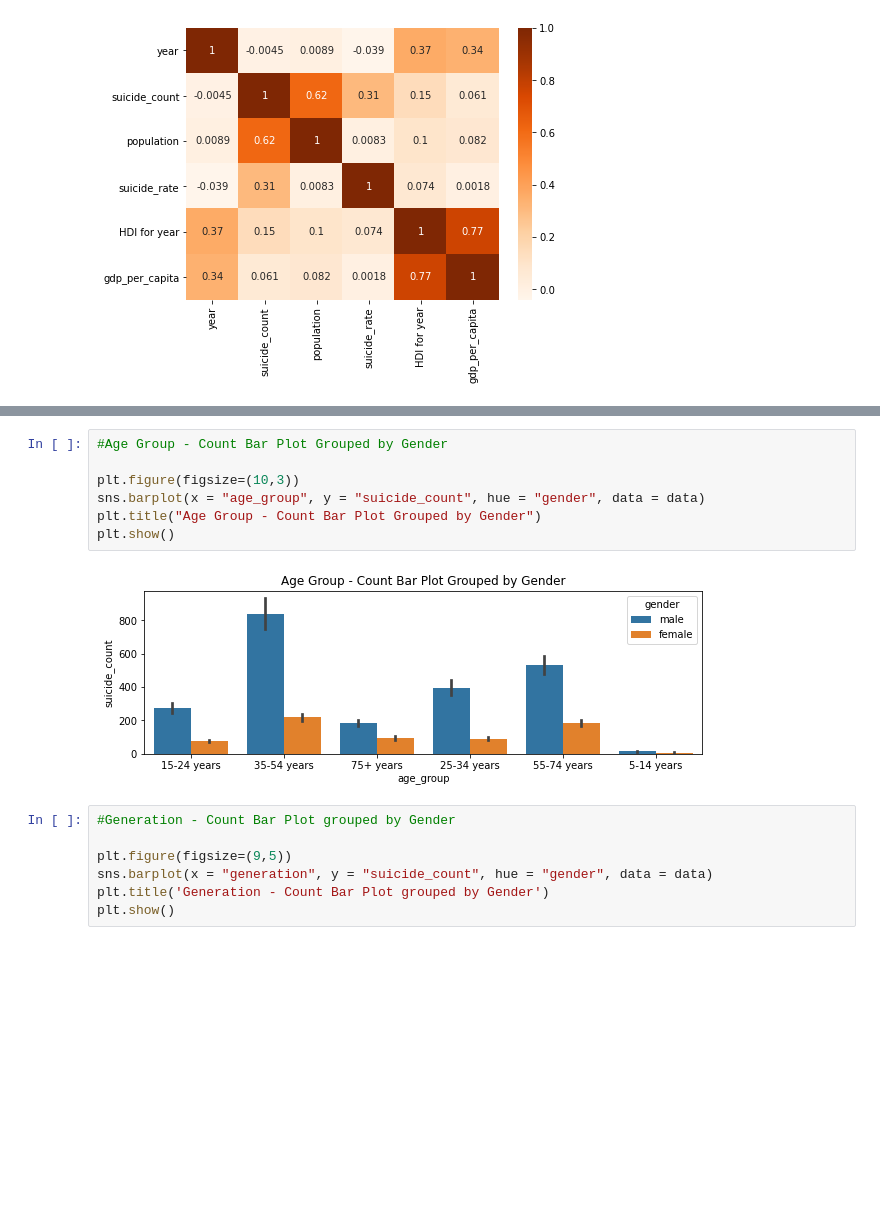
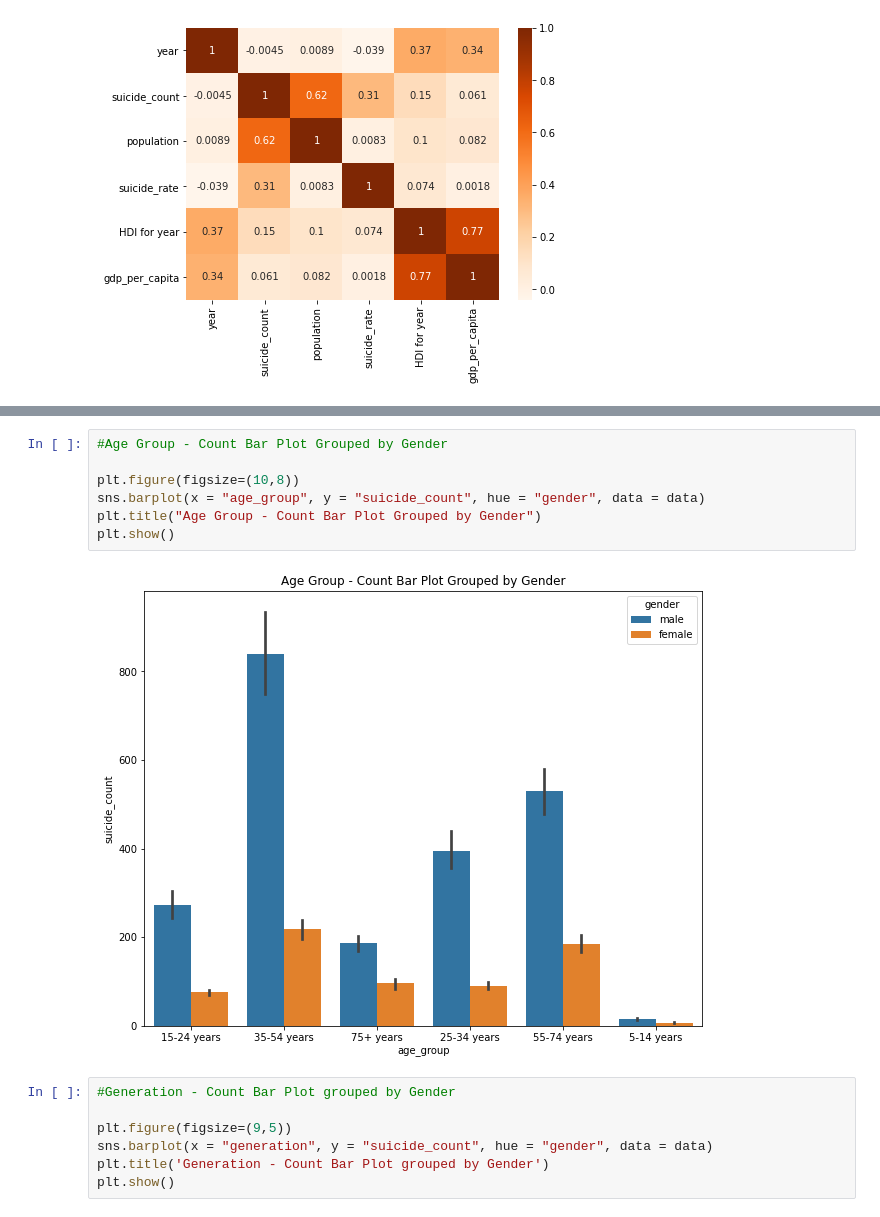
Before and after one commit to vaibhavbichave/Suicide-Rate-Prediction, a Jupyter notebook: Suicide Rate Prediction.ipynb, the cells around one changed output, grey strips where cells are left out. Cells and saved outputs as stored; diff of their text form; blank space fills up the shorter version.

```diff
--- a/Suicide Rate Prediction.ipynb
+++ b/Suicide Rate Prediction.ipynb
@@ -186,12 +185,12 @@ plt.show()
 # %%
 #Age Group - Count Bar Plot Grouped by Gender
 
-plt.figure(figsize=(10,3))
+plt.figure(figsize=(10,8))
 sns.barplot(x = "age_group", y = "suicide_count", hue = "gender", data = data)
 plt.title("Age Group - Count Bar Plot Grouped by Gender")
 plt.show()
 # %% [output]
-[figure, old version]
+[figure, new version]
 # %%
 #Generation - Count Bar Plot grouped by Gender
 
```
Also changed, not shown: parts of 40 cells of this notebook.
